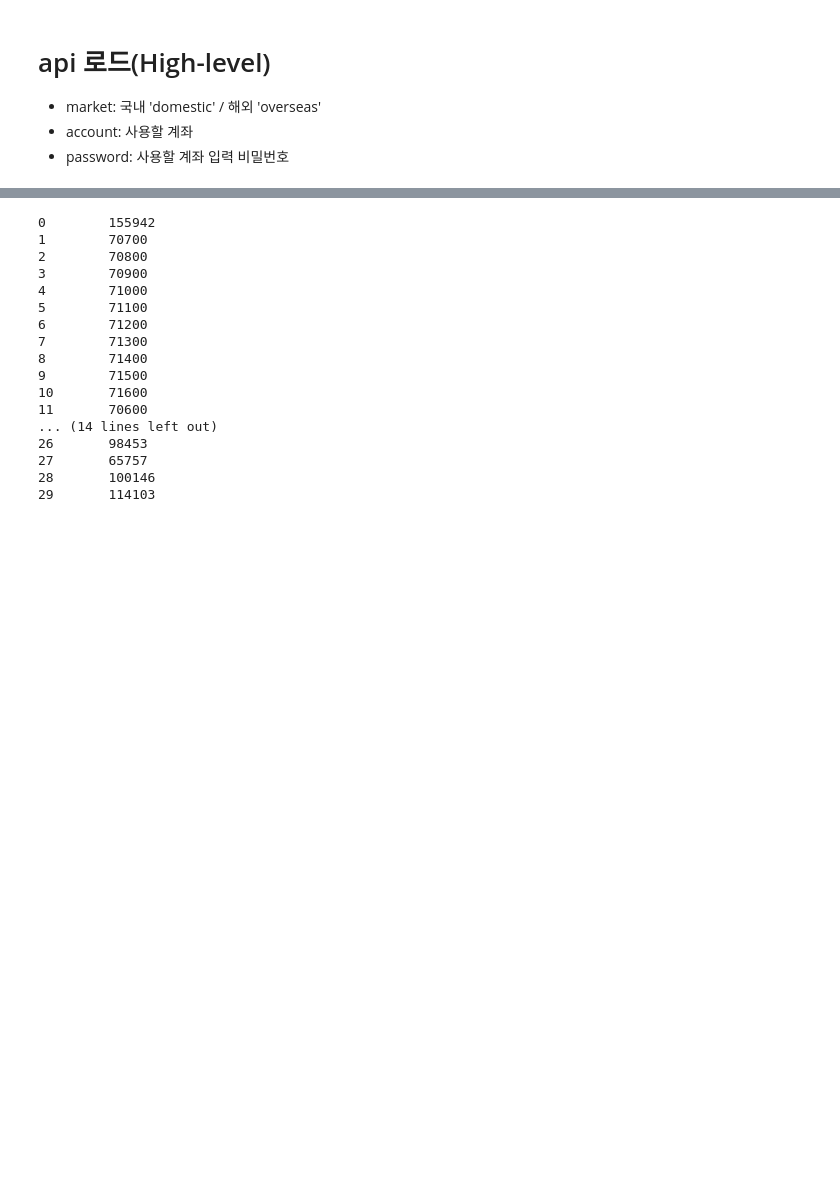
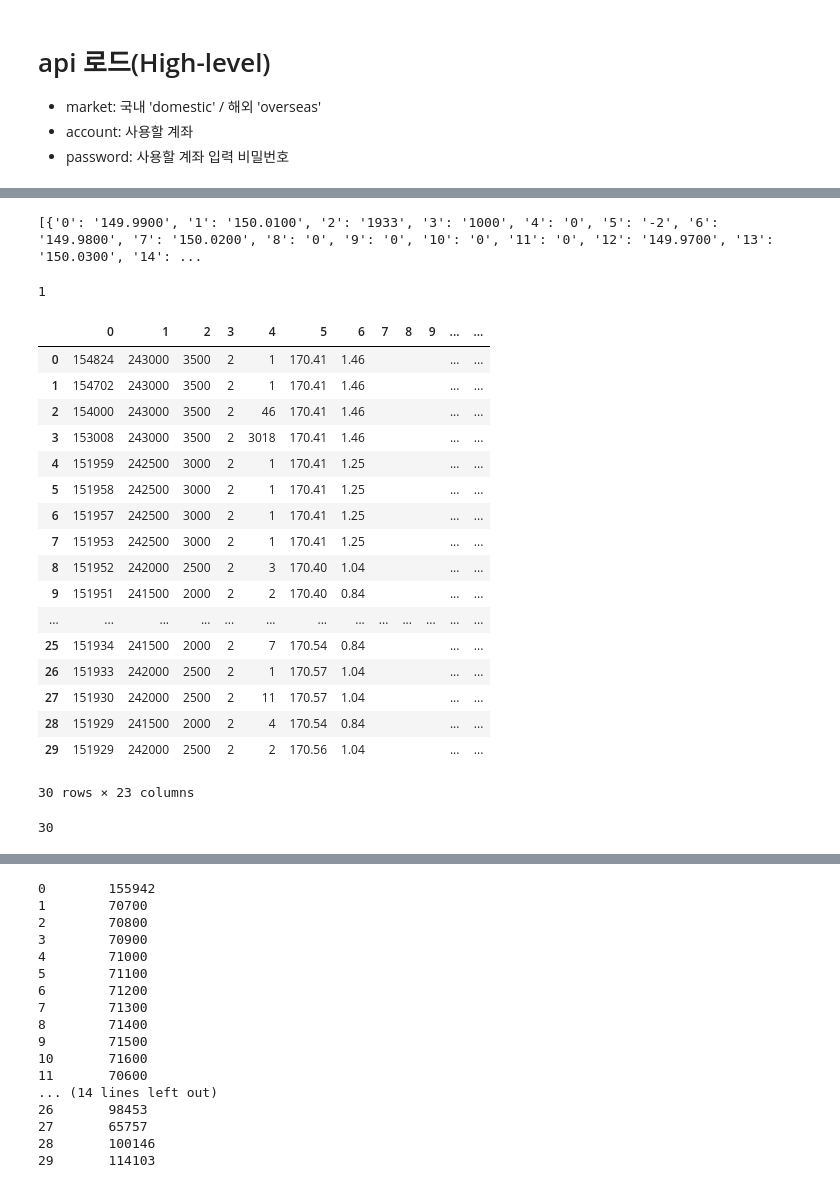
Before and after one commit to softyoungha/pyefriend, a Jupyter notebook: pyefriend_example.ipynb, the cells around one changed output, grey strips where cells are left out. Saved outputs shown, nothing was run; the diff lists cells and outputs as text; code cells hidden in the pictures; blank space fills up the shorter version.

```diff
--- a/pyefriend_example.ipynb
+++ b/pyefriend_example.ipynb
@@ -20,0 +86,52 @@ from datetime import datetime
+# %%
+# 상승 하락 종목 수
+(
+    api
+    .set_auth(0)
+    .set_data(1, 'NAS')
+    .set_data(2, 'AAPL')
+    .request_data('OS_ST02')
+)
+
+columns = [dict(index=i, key=f'{i}') for i in range(23)]
+data = api.get_data(multiple=True, columns=columns, block_index=1)
+print(data)
+# display(pd.DataFrame(data))
+len(data)
+# %% [output]
+[{'0': '149.9900', '1': '150.0100', '2': '1933', '3': '1000', '4': '0', '5': '-2', '6': '149.9800', '7': '150.0200', '8': '0', '9': '0', '10': '0', '11': '0', '12': '149.9700', '13': '150.0300', '14': ...
+1
+# %%
+# 상승 하락 종목 수
+(
+    api
+    .set_data(0, 'J')
+    .set_data(1, '004170')
+    .set_data(2, '4')
+    .request_data('SCPC')
+)
+
+columns = [dict(index=i, key=f'{i}') for i in range(23)]
+data = api.get_data(multiple=True, columns=columns)
+display(pd.DataFrame(data))
+len(data)
+# %% [output]
+|  | 0 | 1 | 2 | 3 | 4 | 5 | 6 | 7 | 8 | 9 | ... | ... |
+| 0 | 154824 | 243000 | 3500 | 2 | 1 | 170.41 | 1.46 |  |  |  | ... | ... |
+| 1 | 154702 | 243000 | 3500 | 2 | 1 | 170.41 | 1.46 |  |  |  | ... | ... |
+| 2 | 154000 | 243000 | 3500 | 2 | 46 | 170.41 | 1.46 |  |  |  | ... | ... |
+| 3 | 153008 | 243000 | 3500 | 2 | 3018 | 170.41 | 1.46 |  |  |  | ... | ... |
+| 4 | 151959 | 242500 | 3000 | 2 | 1 | 170.41 | 1.25 |  |  |  | ... | ... |
+| 5 | 151958 | 242500 | 3000 | 2 | 1 | 170.41 | 1.25 |  |  |  | ... | ... |
+| 6 | 151957 | 242500 | 3000 | 2 | 1 | 170.41 | 1.25 |  |  |  | ... | ... |
+| 7 | 151953 | 242500 | 3000 | 2 | 1 | 170.41 | 1.25 |  |  |  | ... | ... |
+| 8 | 151952 | 242000 | 2500 | 2 | 3 | 170.40 | 1.04 |  |  |  | ... | ... |
+| 9 | 151951 | 241500 | 2000 | 2 | 2 | 170.40 | 0.84 |  |  |  | ... | ... |
+| ... | ... | ... | ... | ... | ... | ... | ... | ... | ... | ... | ... | ... |
+| 25 | 151934 | 241500 | 2000 | 2 | 7 | 170.54 | 0.84 |  |  |  | ... | ... |
+| 26 | 151933 | 242000 | 2500 | 2 | 1 | 170.57 | 1.04 |  |  |  | ... | ... |
+| 27 | 151930 | 242000 | 2500 | 2 | 11 | 170.57 | 1.04 |  |  |  | ... | ... |
+| 28 | 151929 | 241500 | 2000 | 2 | 4 | 170.54 | 0.84 |  |  |  | ... | ... |
+| 29 | 151929 | 242000 | 2500 | 2 | 2 | 170.56 | 1.04 |  |  |  | ... | ... |
+30 rows × 23 columns
+30
```
Also changed, not shown: parts of 10 cells of this notebook, 4 other files.
